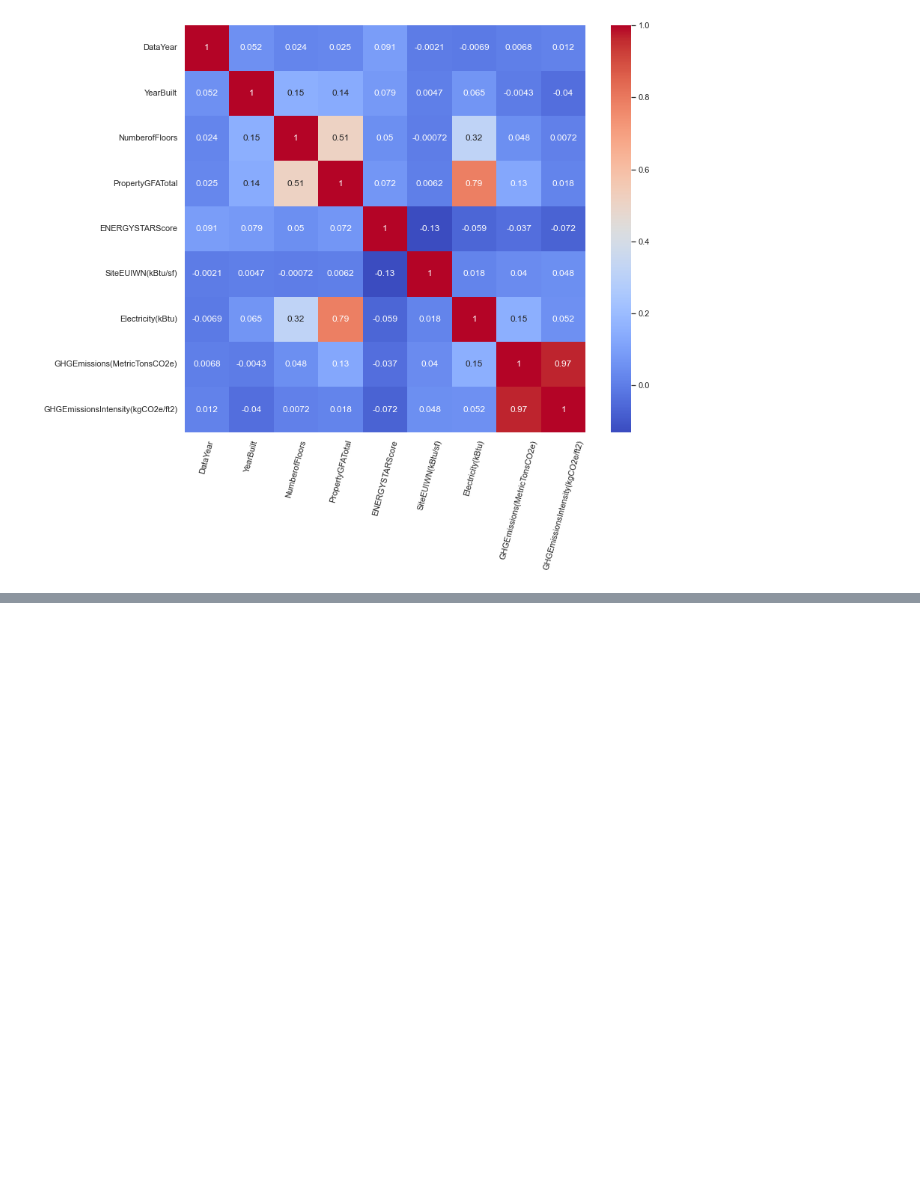
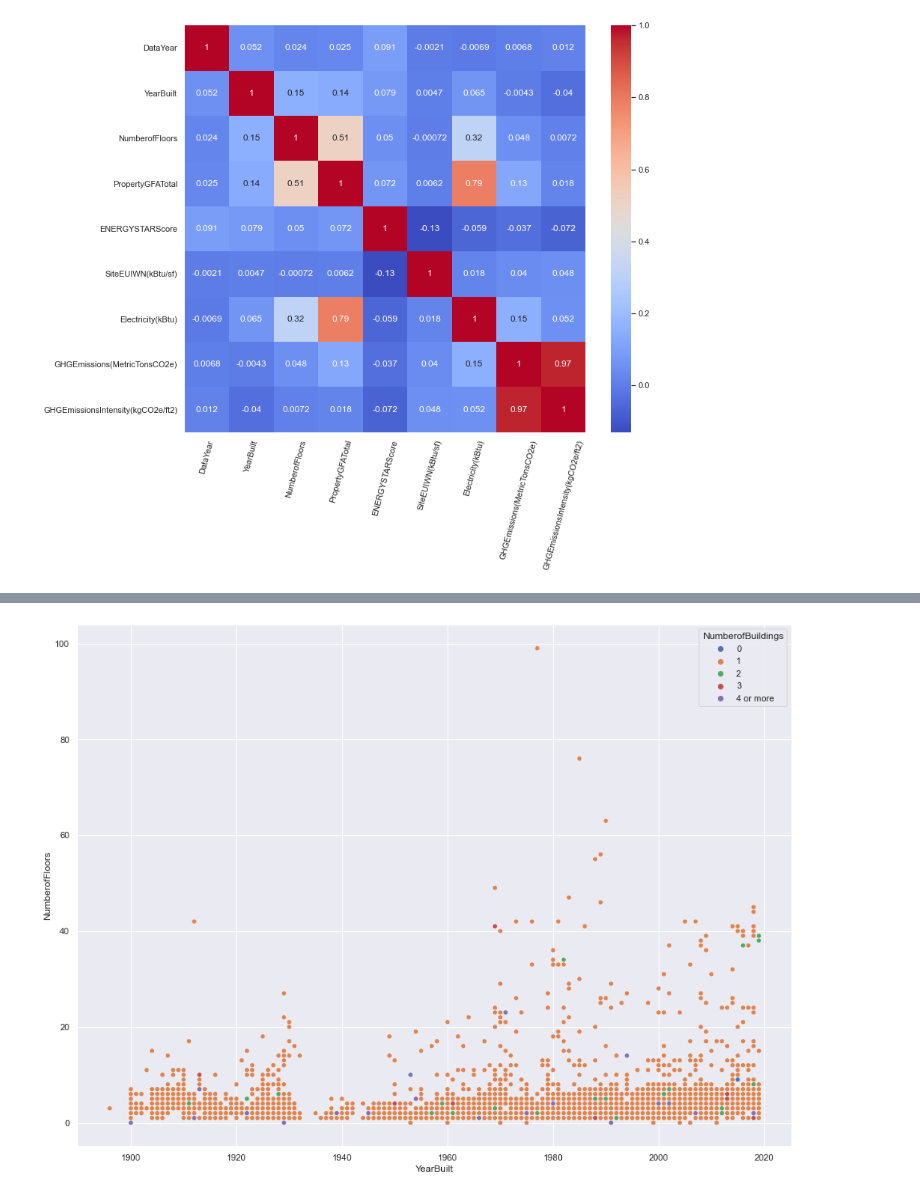
Before and after one commit to pawellachowski777/Seattle-Building-Energy-Benchmarking, a Jupyter notebook: pawel.ipynb, the cells around one changed output, grey strips where cells are left out. Saved outputs shown, nothing was run; the diff lists cells and outputs as text; code cells hidden in the pictures; blank space fills up the shorter version.

```diff
--- a/pawel.ipynb
+++ b/pawel.ipynb
@@ -134,0 +131,16 @@ plt.show()
+# %%
+sea_floor_plot = sea_floor.groupby('OSEBuildingID').max('NumerofFloors')
+sea_floor_plot.loc[sea_floor_plot['NumberofBuildings']>3, 'NumberofBuildings'] = '4 or more'
+
+plt.figure(figsize=(16,12))
+
+sns.scatterplot(
+    data = sea_floor_plot,
+    x='YearBuilt',
+    y='NumberofFloors',
+    hue='NumberofBuildings',
+    hue_order=[0, 1, 2, 3, '4 or more']
+)
+plt.show()
+# %% [output]
+[figure, added]
```
Also changed, not shown: parts of 21 cells of this notebook, 1 other file.
